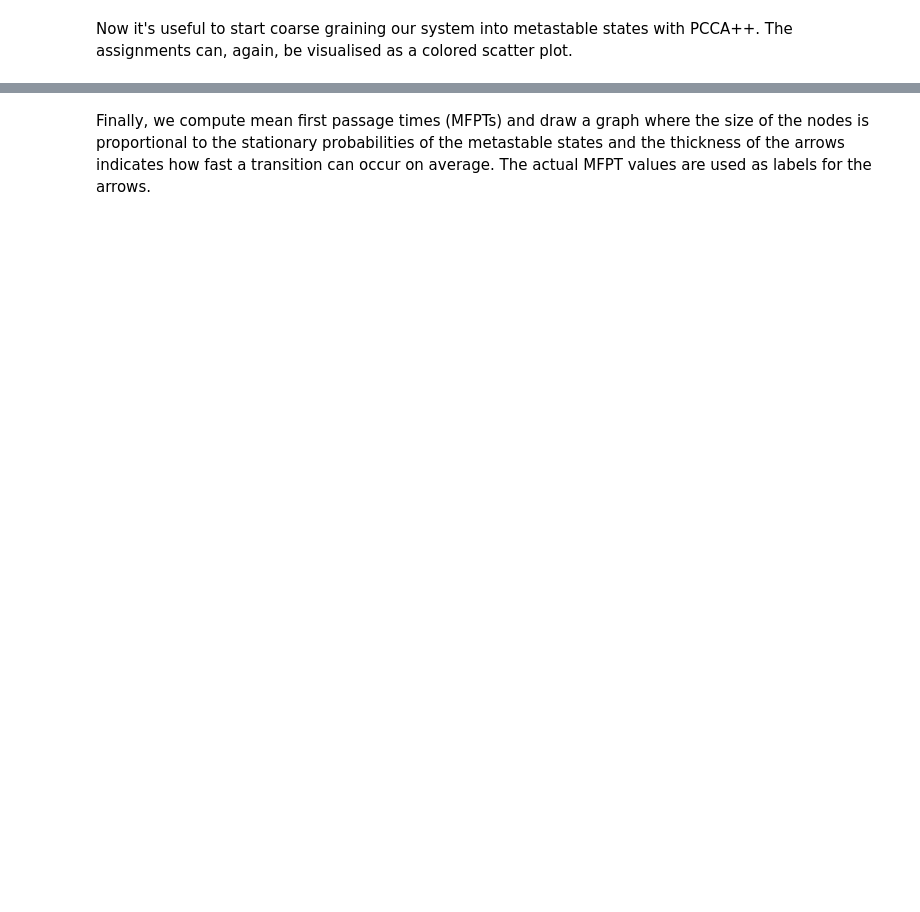
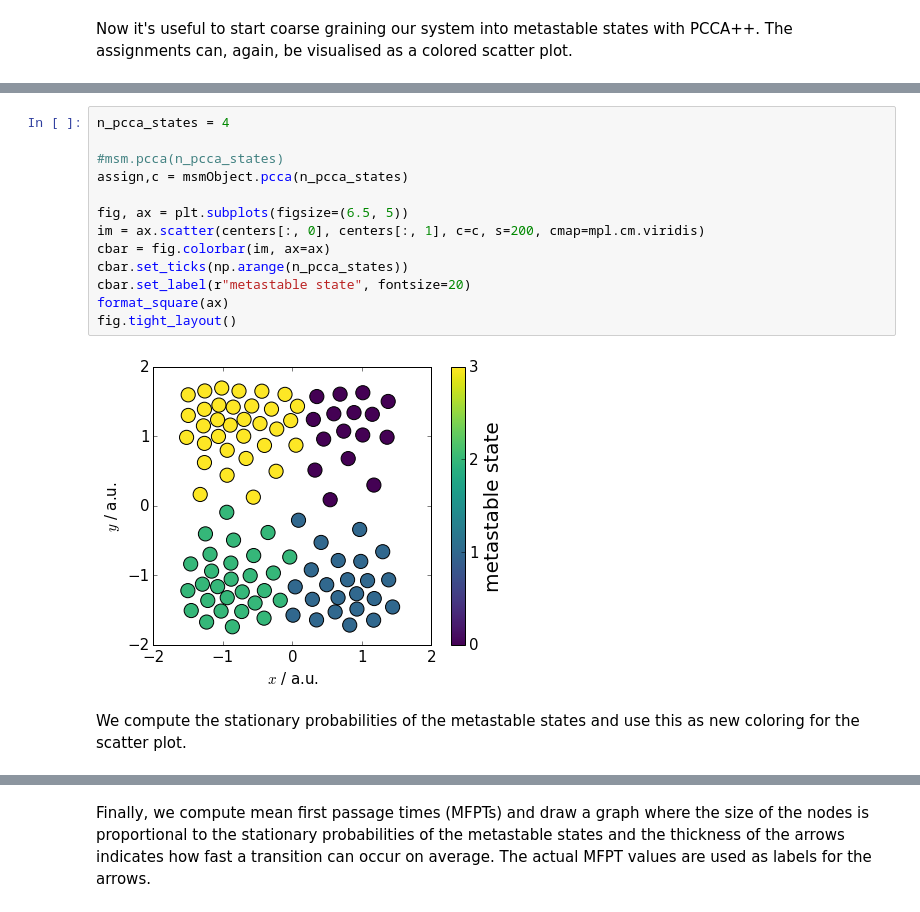
Before and after one commit to MCMM-Team1/mcmm-project, a Jupyter notebook: supporting_material/notebooks/plotting-example_ours.ipynb, the cells around one changed output, grey strips where cells are left out. Drawn from its saved outputs; the diff is of its cells as text; blank space fills up the shorter version.

```diff
--- a/supporting_material/notebooks/plotting-example_ours.ipynb
+++ b/supporting_material/notebooks/plotting-example_ours.ipynb
@@ -117,3 +166,20 @@ Now it's useful to start coarse graining our system into metastable states with
+# %%
+n_pcca_states = 4
+
+#msm.pcca(n_pcca_states)
+assign,c = msmObject.pcca(n_pcca_states)
+
+fig, ax = plt.subplots(figsize=(6.5, 5))
+im = ax.scatter(centers[:, 0], centers[:, 1], c=c, s=200, cmap=mpl.cm.viridis)
+cbar = fig.colorbar(im, ax=ax)
+cbar.set_ticks(np.arange(n_pcca_states))
+cbar.set_label(r"metastable state", fontsize=20)
+format_square(ax)
+fig.tight_layout()
+# %% [output]
+[figure, added]
+# %% [markdown]
+We compute the stationary probabilities of the metastable states and use this as new coloring for the scatter plot.
 # %%
 n_pcca_states = 4
 
```
Also changed, not shown: parts of 21 cells of this notebook, 3 other files.
